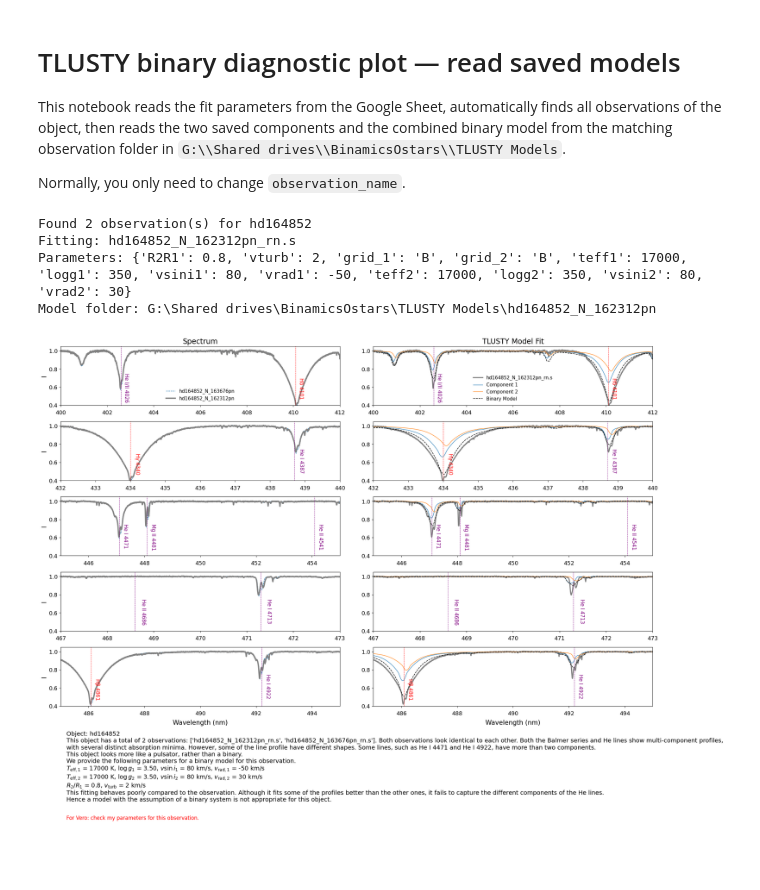
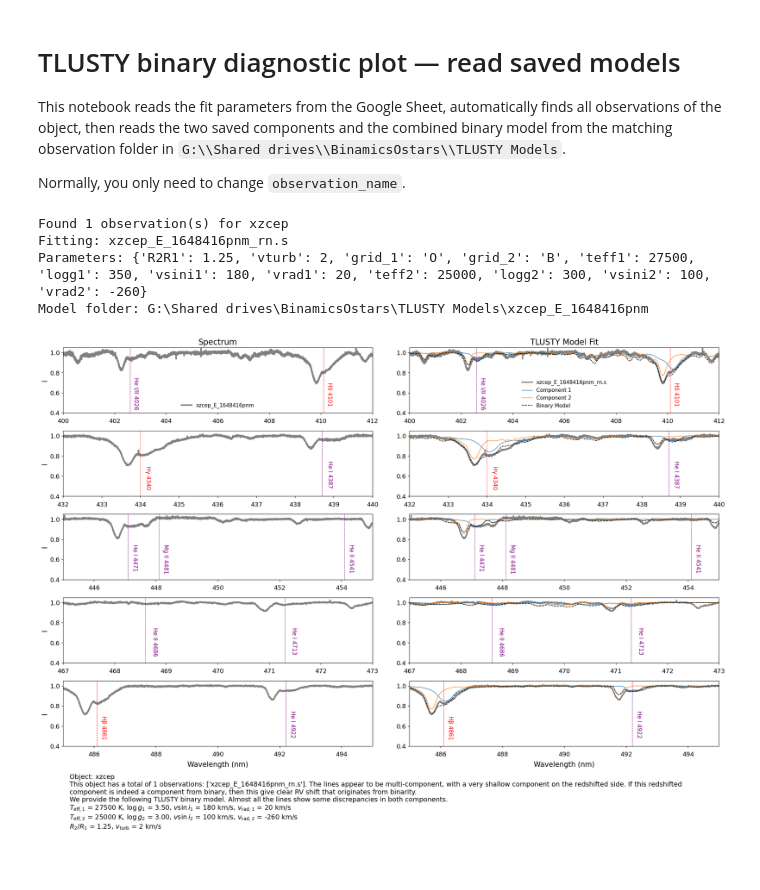
Before and after one commit to AaaaaaalexLi/AlexLiResearch, a Jupyter notebook: Binamics/DiagnosticPlot.ipynb, the cells around one changed output. Cells and saved outputs as stored; diff of their text form; code cells hidden in the pictures; blank space fills up the shorter version.

```diff
--- a/Binamics/DiagnosticPlot.ipynb
+++ b/Binamics/DiagnosticPlot.ipynb
@@ -64,7 +64,7 @@ def read_saved_binary(observation_name, p):
 # =========================
 # SELECT OBSERVATION
 # =========================
-observation_name = "hd164852_N_162312pn_rn.s"
+observation_name = "xzcep_E_1648416pnm_rn.s"
 object_name = observation_name.split("_")[0]
 
 # Read all observations for this object
@@ -93,10 +93,10 @@ print("Fitting:", observation_name)
 print("Parameters:", params_B)
 print("Model folder:", model_root / observation_name.replace("_rn.s", ""))
 # %% [output]
-Found 2 observation(s) for hd164852
-Fitting: hd164852_N_162312pn_rn.s
-Parameters: {'R2R1': 0.8, 'vturb': 2, 'grid_1': 'B', 'grid_2': 'B', 'teff1': 17000, 'logg1': 350, 'vsini1': 80, 'vrad1': -50, 'teff2': 17000, 'logg2': 350, 'vsini2': 80, 'vrad2': 30}
-Model folder: G:\Shared drives\BinamicsOstars\TLUSTY Models\hd164852_N_162312pn
+Found 1 observation(s) for xzcep
+Fitting: xzcep_E_1648416pnm_rn.s
+Parameters: {'R2R1': 1.25, 'vturb': 2, 'grid_1': 'O', 'grid_2': 'B', 'teff1': 27500, 'logg1': 350, 'vsini1': 180, 'vrad1': 20, 'teff2': 25000, 'logg2': 300, 'vsini2': 100, 'vrad2': -260}
+Model folder: G:\Shared drives\BinamicsOstars\TLUSTY Models\xzcep_E_1648416pnm
 # %%
 # Plotting windows / line markers
 windows = [(400,412), (432,440), (445,455), (467,473), (485,495)]
@@ -182,33 +179,33 @@ ax_obs[0].set_title("Spectrum")
 ax_obs[-1].set_xlabel("Wavelength (nm)", labelpad=8)
 
 # RHS: saved binary model + components
 for i, (xmin, xmax) in enumerate(windows):
     a = ax_model[i]
 
     a.plot(spec.wl, spec.specI, color="grey", lw=2.5, label=observation_name)
 
     for component, label in components:
         a.plot(component.wl/10, component.specI, lw=1, label=label)
 
     a.plot(model.wl, model.specI, color="black", ls="--", lw=1.2,
            label="Binary Model")
 
     a.set(xlim=(xmin,xmax), ylim=(y_lim,1.05))
     a.tick_params(axis="x", pad=8)
     mark_lines(a, xmin, xmax)
 
 ax_model[0].legend(loc="lower center", frameon=False)
 ax_model[0].set_title("TLUSTY Model Fit")
 ax_model[-1].set_xlabel("Wavelength (nm)", labelpad=8)
 
 # Notes + save
 ax_text.axis("off")
 ax_text.text(0.01, 0.98, notes, va="top", fontsize=14,
              wrap=True, transform=ax_text.transAxes)
-ax_text.text(0.01, 0.08, notes_red,color='red', va="top", fontsize=12,
-             wrap=True, transform=ax_text.transAxes)
+# ax_text.text(0.01, 0.08, notes_red,color='red', va="top", fontsize=12,
+#              wrap=True, transform=ax_text.transAxes)
 output_file = save_folder / f"{observation_name.replace('_rn.s','')}_diagnostics.pdf"
 plt.savefig(output_file, dpi=300, bbox_inches="tight", pad_inches=0.3)
 plt.show()
 # %% [output]
-[figure, old version]
+[figure, new version]
```
Also changed, not shown: parts of 1 cell of this notebook, 2 other files.
